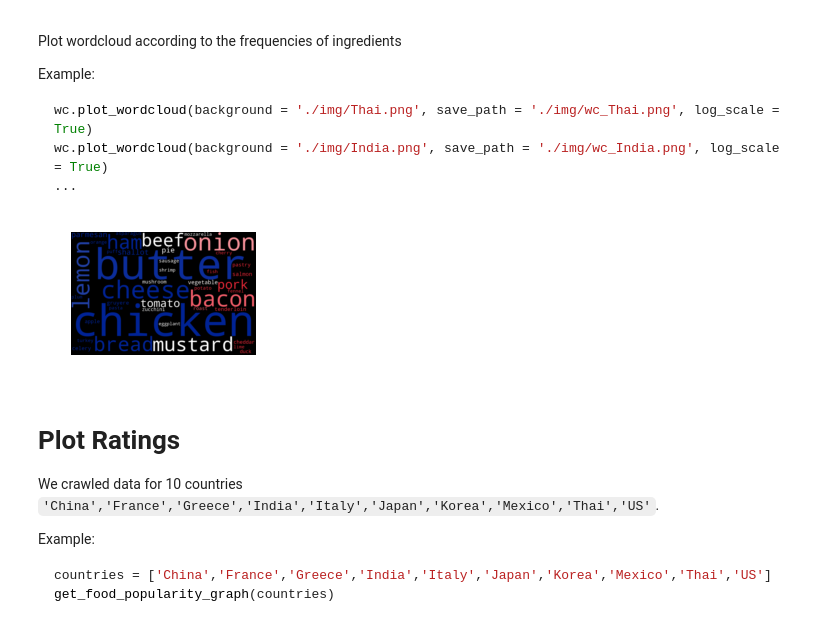
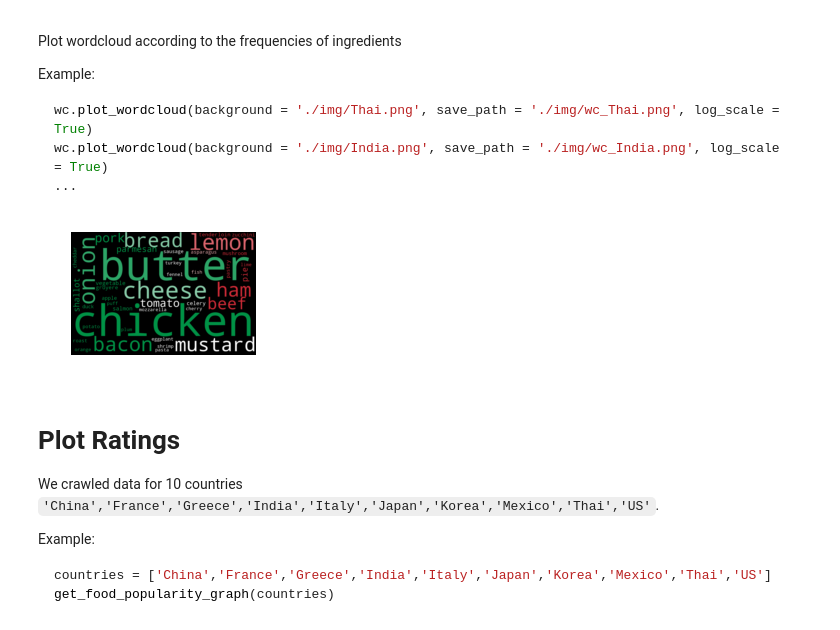
Before and after one commit to usingh12/ECE-143-Group-20, a Jupyter notebook: main.ipynb, the cells around one changed output. Cells and saved outputs as stored; diff of their text form; code cells hidden in the pictures.

Commit message:
Jupyter Notebooks of Plots

````diff
--- a/main.ipynb
+++ b/main.ipynb
@@ -84,9 +110,9 @@ wc.plot_wordcloud(background = './img/India.png', save_path = './img/wc_India.pn
 ...
 ```
 # %%
-wc.plot_wordcloud(background = './img/France.png', save_path = './img/wc_France.png', log_scale = True)
+wc.plot_wordcloud(background = './img/Italy.png', save_path = './img/wc_Italy.png', log_scale = True)
 # %% [output]
-[figure, old version]
+[figure, new version]
 # %% [markdown]
 # Plot Ratings
 
````
Also changed, not shown: parts of 5 cells of this notebook.
